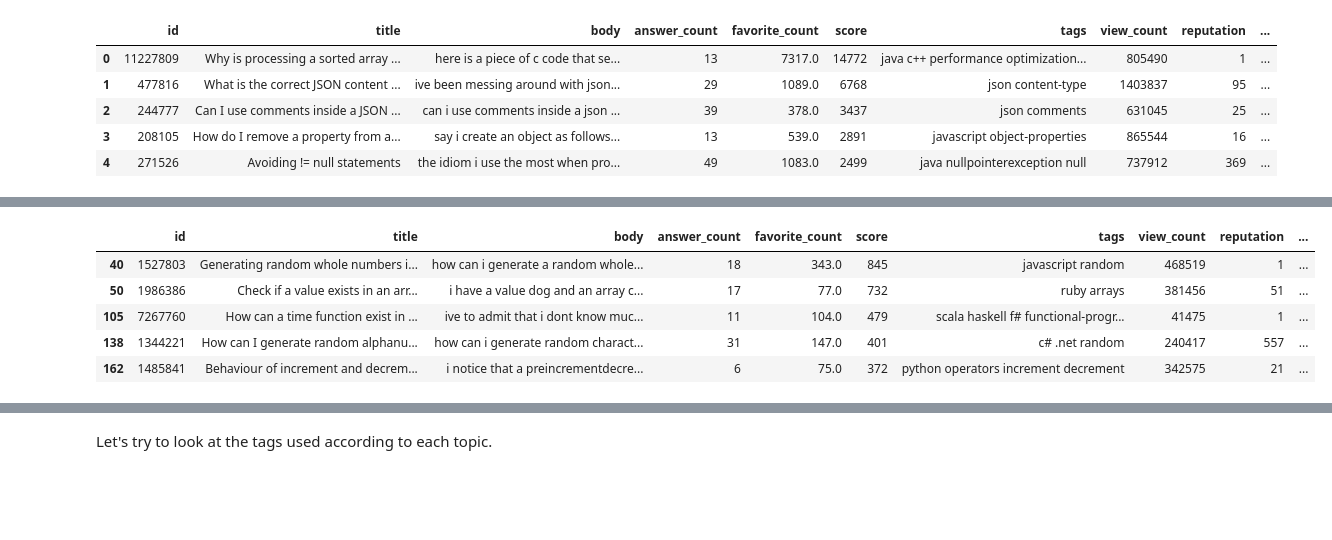
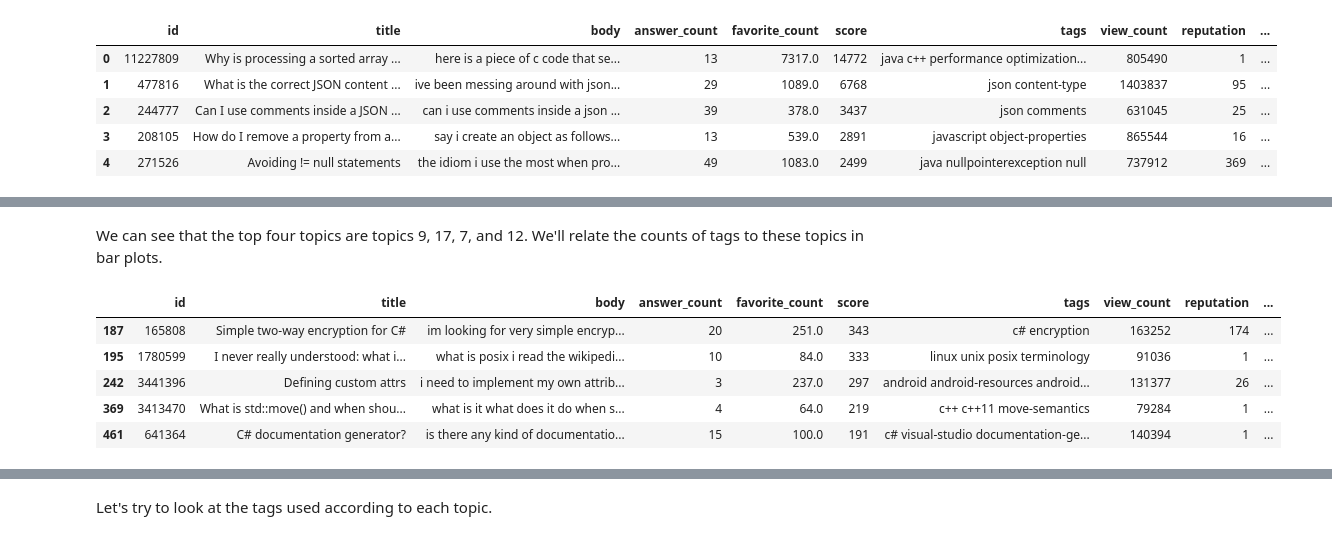
Before and after one commit to wnobles/metis-project4-nlp, a Jupyter notebook: stackoverflow_questions_topic_modeling.ipynb, the cells around one changed output, grey strips where cells are left out. Drawn from its saved outputs; the diff is of its cells as text; code cells hidden in the pictures; blank space fills up the shorter version.

```diff
--- a/stackoverflow_questions_topic_modeling.ipynb
+++ b/stackoverflow_questions_topic_modeling.ipynb
@@ -341,13 +333,15 @@ df_top80percent_proba.topic.value_counts()
 Name: topic, dtype: int64
+# %% [markdown]
+We can see that the top four topics are topics 9, 17, 7, and 12. We'll relate the counts of tags to these topics in bar plots.
 # %%
-df_topic6 = df_top80percent_proba[df_top80percent_proba['topic'] == 6]
-df_topic6.head()
+df_topic9 = df_top80percent_proba[df_top80percent_proba['topic'] == 9]
+df_topic9.head()
 # %% [output]
 |  | id | title | body | answer_count | favorite_count | score | tags | view_count | reputation | ... |
-| 40 | 1527803 | Generating random whole numbers i... | how can i generate a random whole... | 18 | 343.0 | 845 | javascript random | 468519 | 1 | ... |
-| 50 | 1986386 | Check if a value exists in an arr... | i have a value dog and an array c... | 17 | 77.0 | 732 | ruby arrays | 381456 | 51 | ... |
-| 105 | 7267760 | How can a time function exist in ... | ive to admit that i dont know muc... | 11 | 104.0 | 479 | scala haskell f# functional-progr... | 41475 | 1 | ... |
-| 138 | 1344221 | How can I generate random alphanu... | how can i generate random charact... | 31 | 147.0 | 401 | c# .net random | 240417 | 557 | ... |
-| 162 | 1485841 | Behaviour of increment and decrem... | i notice that a preincrementdecre... | 6 | 75.0 | 372 | python operators increment decrement | 342575 | 21 | ... |
+| 187 | 165808 | Simple two-way encryption for C# | im looking for very simple encryp... | 20 | 251.0 | 343 | c# encryption | 163252 | 174 | ... |
+| 195 | 1780599 | I never really understood: what i... | what is posix i read the wikipedi... | 10 | 84.0 | 333 | linux unix posix terminology | 91036 | 1 | ... |
+| 242 | 3441396 | Defining custom attrs | i need to implement my own attrib... | 3 | 237.0 | 297 | android android-resources android... | 131377 | 26 | ... |
+| 369 | 3413470 | What is std::move() and when shou... | what is it what does it do when s... | 4 | 64.0 | 219 | c++ c++11 move-semantics | 79284 | 1 | ... |
+| 461 | 641364 | C# documentation generator? | is there any kind of documentatio... | 15 | 100.0 | 191 | c# visual-studio documentation-ge... | 140394 | 1 | ... |
 # %%
 # get the counts for each unique tag
```
Also changed, not shown: parts of 57 cells of this notebook, 1 other file.
